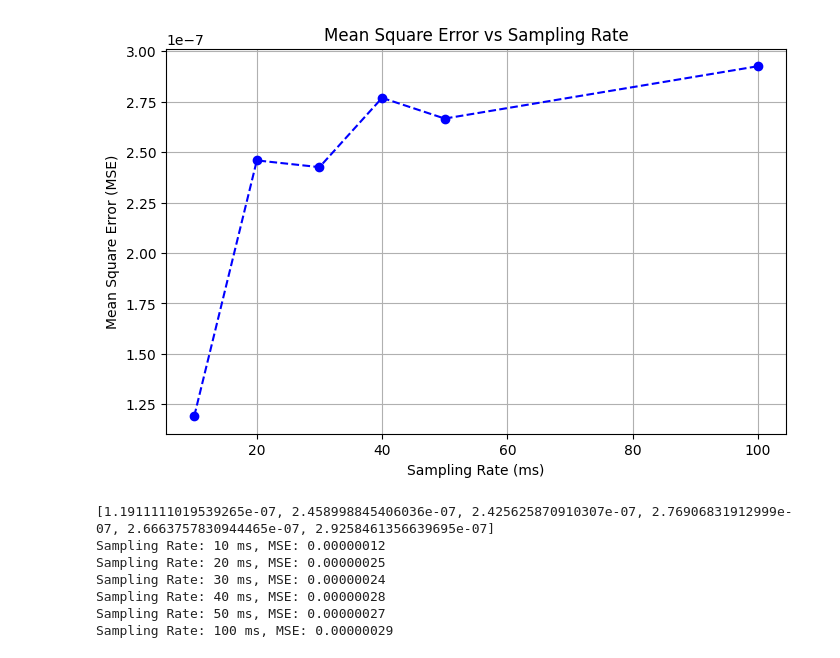
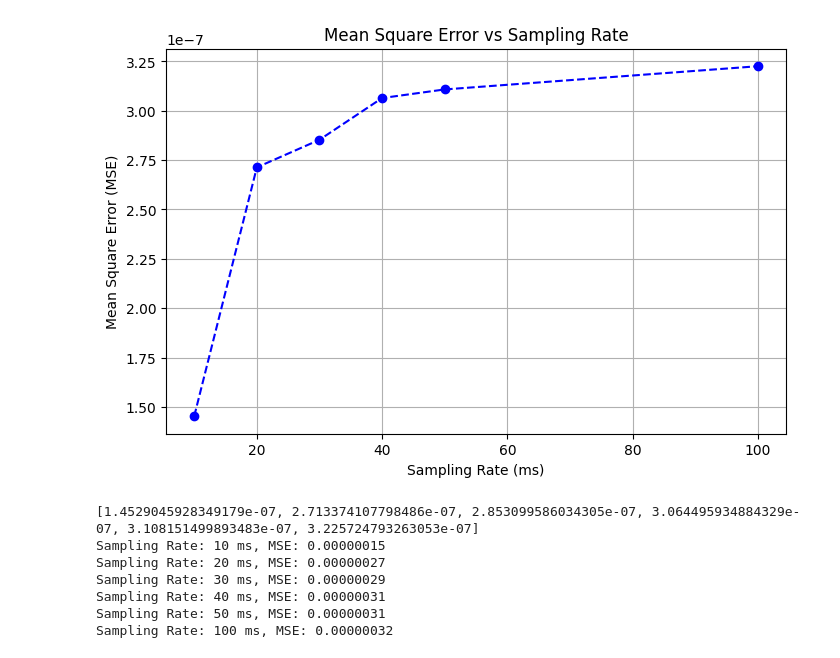
Before and after one commit to Thomas-Lohith/industry_time_series, a Jupyter notebook: MSE_downsampling_rates.ipynb, the cells around one changed output. Cells and saved outputs as stored; diff of their text form; code cells hidden in the pictures.

```diff
--- a/MSE_downsampling_rates.ipynb
+++ b/MSE_downsampling_rates.ipynb
@@ -38,42 +38,42 @@ mse_values = []
 original_time = original_df['time']
 original_values = original_df['03067802_z']
 
 for rate_ms in sampling_rates_ms:
     # Downsample the signal
     downsampled_time = original_time[::rate_ms // 5]
     downsampled_values = original_values[::rate_ms // 5]
 
     # Interpolate the downsampled signal back to the original time resolution
-    interpolator = interp1d(downsampled_time.astype(np.int64), downsampled_values, kind='linear', fill_value="extrapolate")
+    interpolator = interp1d(downsampled_time.astype(np.int64), downsampled_values, kind='cubic', fill_value="extrapolate")
     interpolated_values = interpolator(original_time.astype(np.int64))
 
     # Calculate Mean Square Error (MSE)
     mse = np.mean((original_values - interpolated_values) ** 2)
     mse_values.append(mse)
 
 # Plot the MSE against sampling rates
 plt.figure(figsize=(8, 5))
 plt.plot(sampling_rates_ms, mse_values, marker='o', linestyle='--', color='b')
 plt.title("Mean Square Error vs Sampling Rate")
 plt.xlabel("Sampling Rate (ms)")
 plt.ylabel("Mean Square Error (MSE)")
 plt.grid()
 plt.show()
 
 
 print(mse_values)
 # Print MSE values for reference
 for rate, mse in zip(sampling_rates_ms, mse_values):
     print(f"Sampling Rate: {rate} ms, MSE: {mse:.8f}")
 # %% [output]
-[figure, old version]
+[figure, new version]
-[1.1911111019539265e-07, 2.458998845406036e-07, 2.425625870910307e-07, 2.76906831912999e-07, 2.6663757830944465e-07, 2.9258461356639695e-07]
-Sampling Rate: 10 ms, MSE: 0.00000012
-Sampling Rate: 20 ms, MSE: 0.00000025
-Sampling Rate: 30 ms, MSE: 0.00000024
-Sampling Rate: 40 ms, MSE: 0.00000028
-Sampling Rate: 50 ms, MSE: 0.00000027
-Sampling Rate: 100 ms, MSE: 0.00000029
+[1.4529045928349179e-07, 2.713374107798486e-07, 2.853099586034305e-07, 3.064495934884329e-07, 3.108151499893483e-07, 3.225724793263053e-07]
+Sampling Rate: 10 ms, MSE: 0.00000015
+Sampling Rate: 20 ms, MSE: 0.00000027
+Sampling Rate: 30 ms, MSE: 0.00000029
+Sampling Rate: 40 ms, MSE: 0.00000031
+Sampling Rate: 50 ms, MSE: 0.00000031
+Sampling Rate: 100 ms, MSE: 0.00000032
 # %%
 variance = np.var(original_values)
 nmse_values = [mse / variance for mse in mse_values]
```
Also changed, not shown: parts of 10 cells of this notebook, 13 other files.
